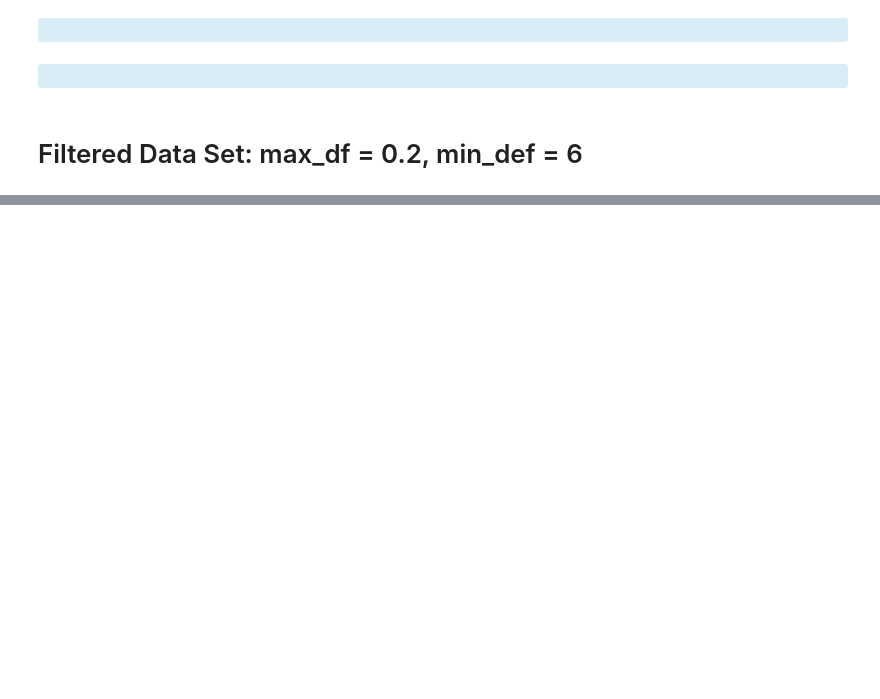
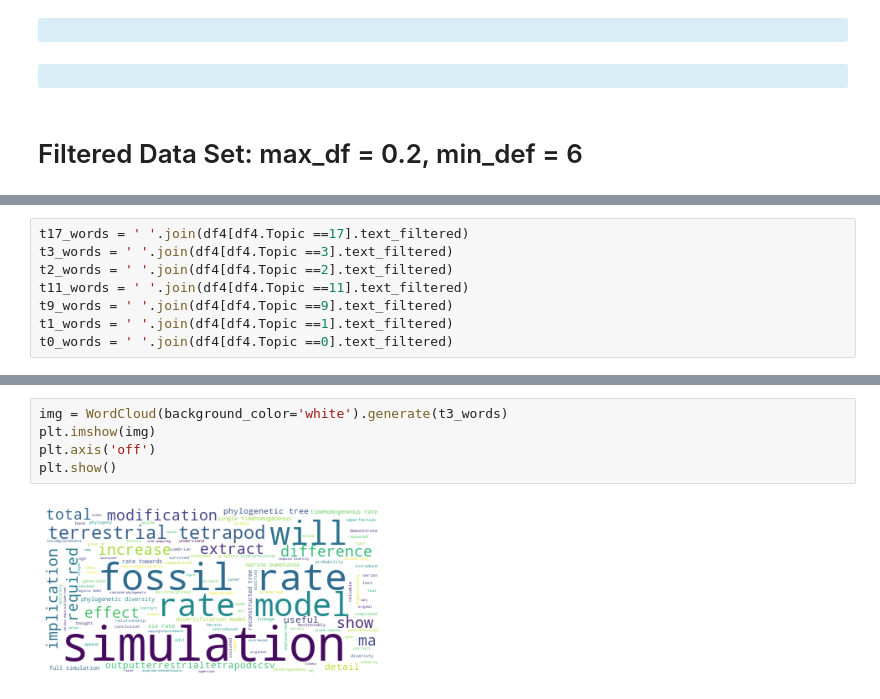
Before and after one commit to CSolitaire/side_projects, a Jupyter notebook: topic_modeling.ipynb, the cells around one changed output, grey strips where cells are left out. Cells and saved outputs as stored; diff of their text form; blank space fills up the shorter version.

```diff
--- a/topic_modeling.ipynb
+++ b/topic_modeling.ipynb
@@ -1257,0 +1305,8 @@ t0_freq = pd.Series(t0_words.split()).value_counts()
+# %%
+t17_words = ' '.join(df4[df4.Topic ==17].text_filtered)
+t3_words = ' '.join(df4[df4.Topic ==3].text_filtered)
+t2_words = ' '.join(df4[df4.Topic ==2].text_filtered)
+t11_words = ' '.join(df4[df4.Topic ==11].text_filtered)
+t9_words = ' '.join(df4[df4.Topic ==9].text_filtered)
+t1_words = ' '.join(df4[df4.Topic ==1].text_filtered)
+t0_words = ' '.join(df4[df4.Topic ==0].text_filtered)
@@ -1296,0 +1349,7 @@ plt.show()
+# %%
+img = WordCloud(background_color='white').generate(t3_words)
+plt.imshow(img)
+plt.axis('off')
+plt.show()
+# %% [output]
+[figure, added]
```
Also changed, not shown: parts of 60 cells of this notebook.
